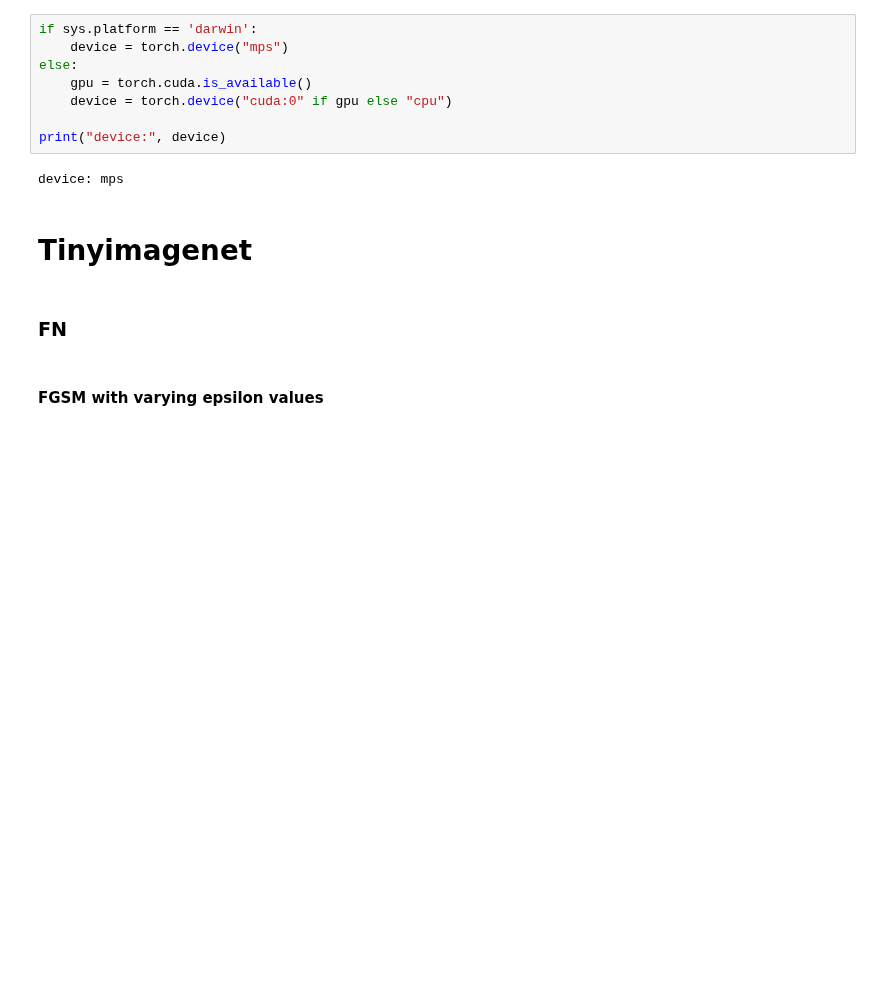
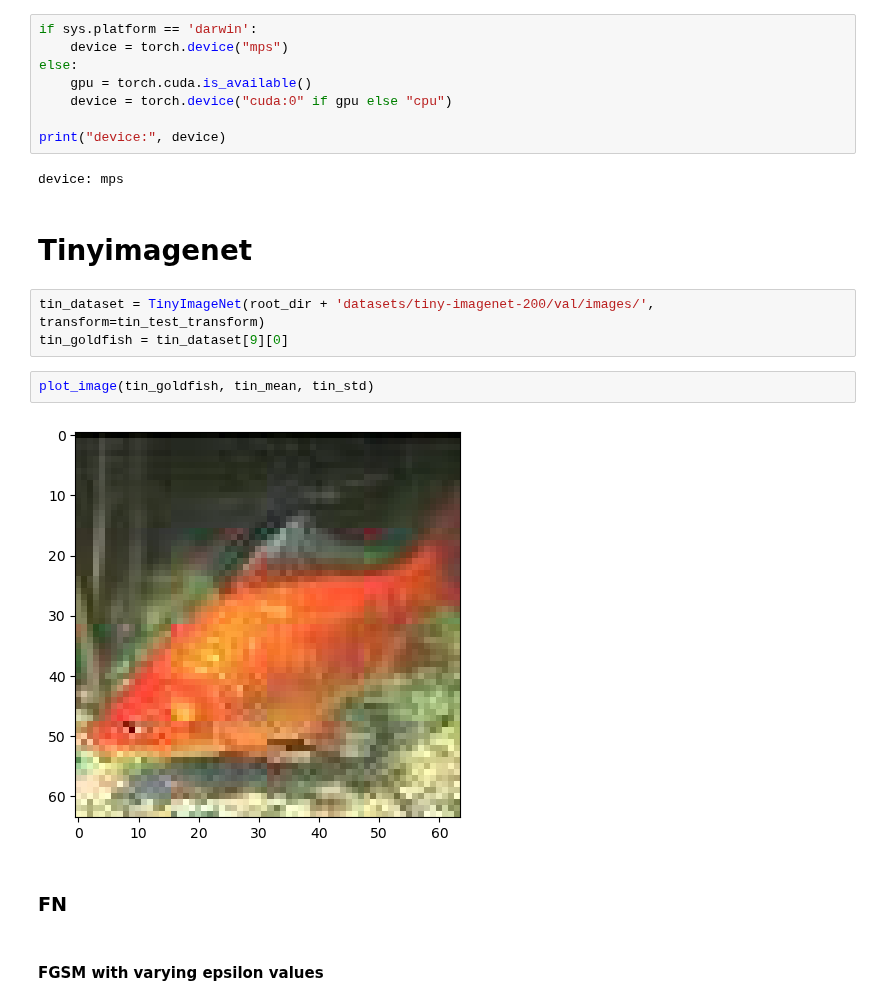
Before and after one commit to krellemand/bachelor_project, a Jupyter notebook: notebooks/visualizing_adv_attacks.ipynb, the cells around one changed output. Drawn from its saved outputs; the diff is of its cells as text; blank space fills up the shorter version.

```diff
--- a/notebooks/visualizing_adv_attacks.ipynb
+++ b/notebooks/visualizing_adv_attacks.ipynb
@@ -31,6 +47,13 @@ print("device:", device)
 device: mps
 # %% [markdown]
 # Tinyimagenet
+# %%
+tin_dataset = TinyImageNet(root_dir + 'datasets/tiny-imagenet-200/val/images/', transform=tin_test_transform)
+tin_goldfish = tin_dataset[9][0]
+# %%
+plot_image(tin_goldfish, tin_mean, tin_std)
+# %% [output]
+[figure, added]
 # %% [markdown]
 ### FN
 # %% [markdown]
```
Also changed, not shown: parts of 8 cells of this notebook, 5 other files.
